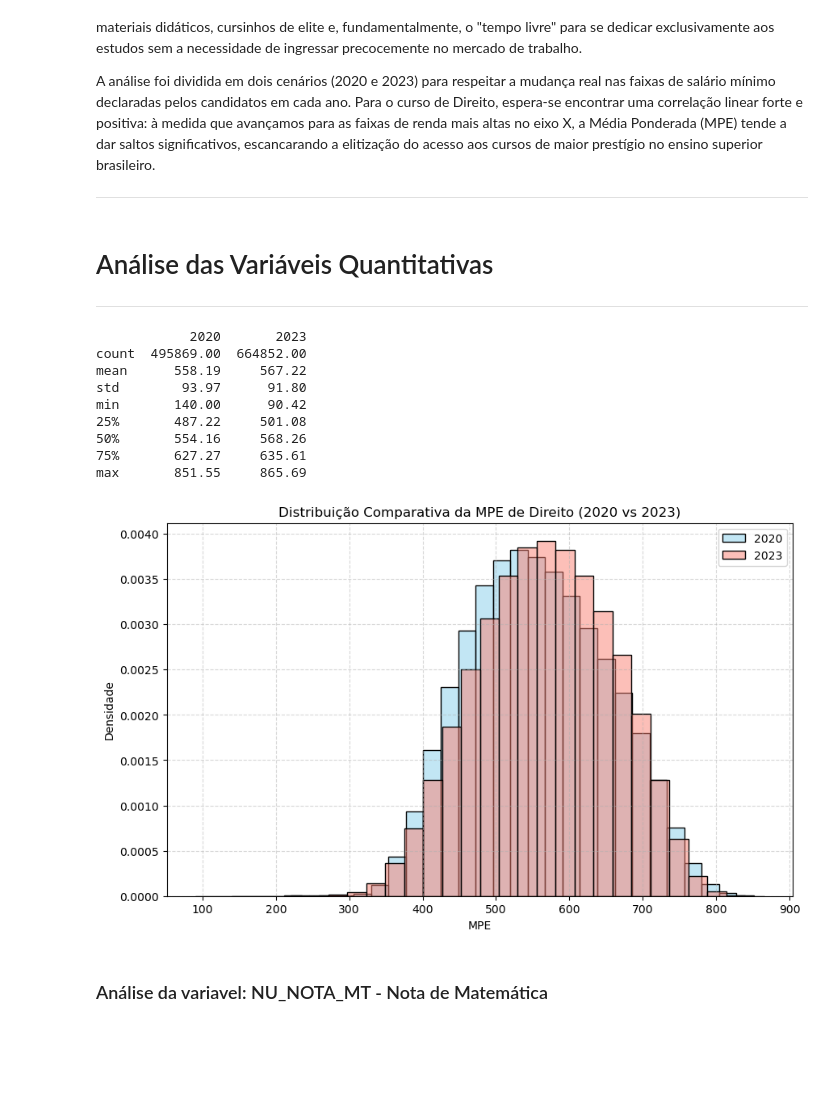
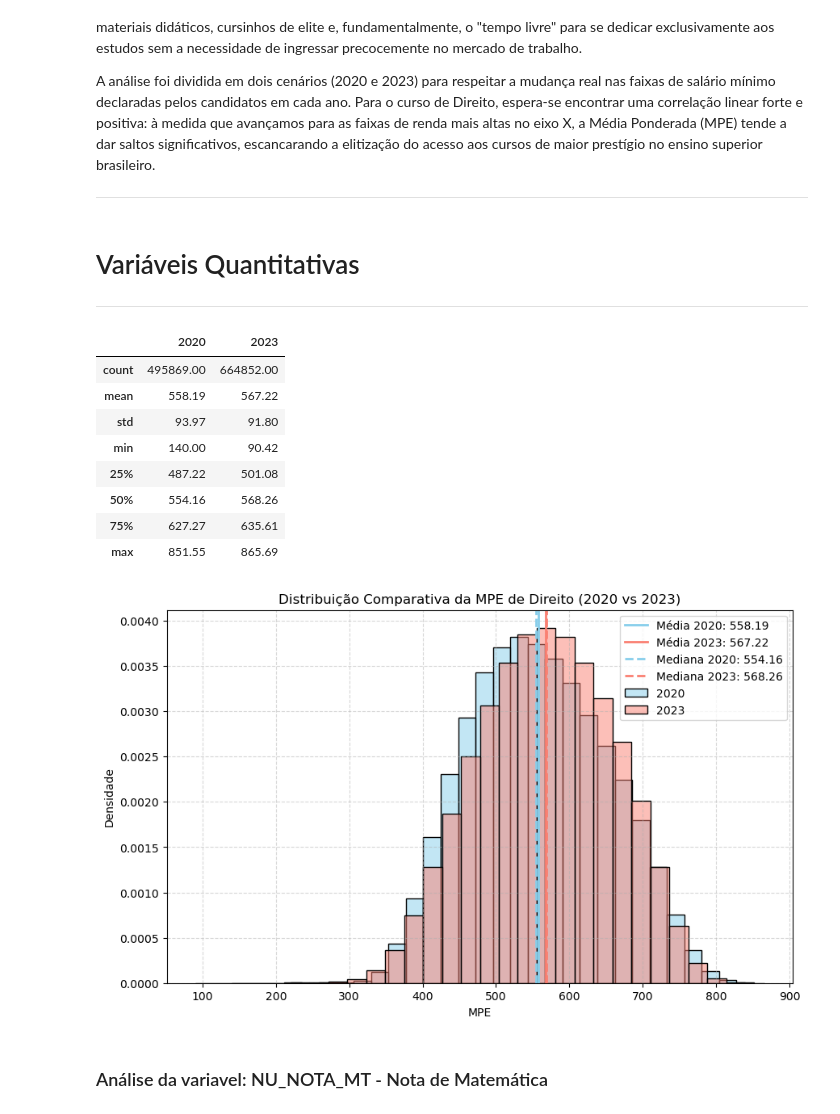
Before and after one commit to AllineOliveira/Projeto-2-Cdados, a Jupyter notebook: Projeto 2 - Grupo 6 2.ipynb, the cells around one changed output. Drawn from its saved outputs; the diff is of its cells as text; code cells hidden in the pictures; blank space fills up the shorter version.

```diff
--- a/Projeto 2 - Grupo 6 2.ipynb
+++ b/Projeto 2 - Grupo 6 2.ipynb
@@ -1284,7 +1281,7 @@ A análise foi dividida em dois cenários (2020 e 2023) para respeitar a mudanç
 
 ___
 # %% [markdown]
-# Análise das Variáveis Quantitativas
+# Variáveis Quantitativas
 
 ___
 # %%
@@ -1299,49 +1296,52 @@ tabela = pd.DataFrame({
 
 tabela = tabela.round(2)
 
-print(tabela)
+display(tabela)
 
 ## Gráfico MPE
 plt.figure(figsize=(10,6))
 
 # 2020
 sns.histplot(
     dados2020['TARGET'],
     bins=30,
     stat='density',
     color='skyblue',
     label='2020',
     alpha=0.5
 )
 
 # 2023
 sns.histplot(
     dados2023['TARGET'],
     bins=30,
     stat='density',
     color='salmon',
     label='2023',
     alpha=0.5
 )
 
 plt.xlabel('MPE')
 plt.ylabel('Densidade')
 plt.title('Distribuição Comparativa da MPE de Direito (2020 vs 2023)')
+plt.grid(True, linestyle='--', alpha=0.5)
+plt.axvline(np.mean(dados2020['TARGET']), color='skyblue', linestyle='-', linewidth=2, label=f'Média 2020: {np.mean(dados2020['TARGET']):.2f}')
+plt.axvline(np.mean(dados2023['TARGET']), color='salmon', linestyle='-', linewidth=2, label=f'Média 2023: {np.mean(dados2023['TARGET']):.2f}')
+plt.axvline(np.median(dados2020['TARGET']), color='skyblue', linestyle='--', linewidth=2, label=f'Mediana 2020: {np.median(dados2020['TARGET']):.2f}')
+plt.axvline(np.median(dados2023['TARGET']), color='salmon', linestyle='--', linewidth=2, label=f'Mediana 2023: {np.median(dados2023['TARGET']):.2f}')
 plt.legend()
-plt.grid(True, linestyle='--', alpha=0.5)
-
 plt.show()
 # %% [output]
-            2020       2023
-count  495869.00  664852.00
-mean      558.19     567.22
-std        93.97      91.80
-min       140.00      90.42
-25%       487.22     501.08
-50%       554.16     568.26
-75%       627.27     635.61
-max       851.55     865.69
+|  | 2020 | 2023 |
+| count | 495869.00 | 664852.00 |
+| mean | 558.19 | 567.22 |
+| std | 93.97 | 91.80 |
+| min | 140.00 | 90.42 |
+| 25% | 487.22 | 501.08 |
+| 50% | 554.16 | 568.26 |
+| 75% | 627.27 | 635.61 |
+| max | 851.55 | 865.69 |
-[figure, old version]
+[figure, new version]
 # %% [markdown]
 ### Análise da variavel: NU_NOTA_MT - Nota de Matemática
 # %%
```
Also changed, not shown: parts of 31 cells of this notebook.
